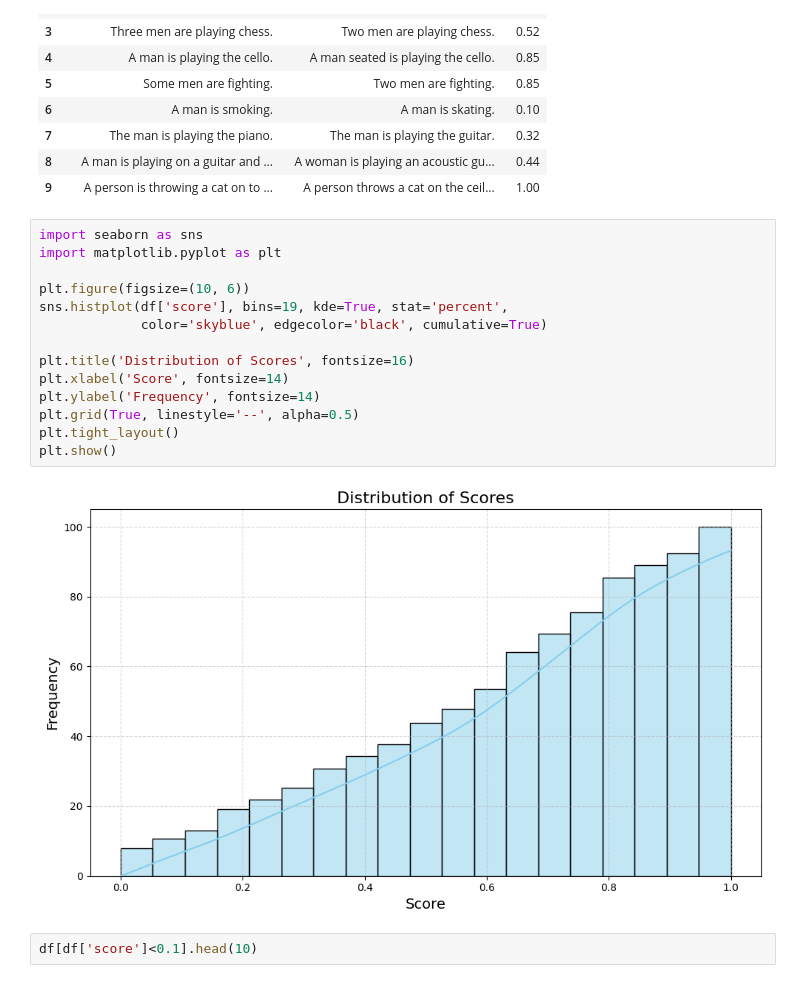
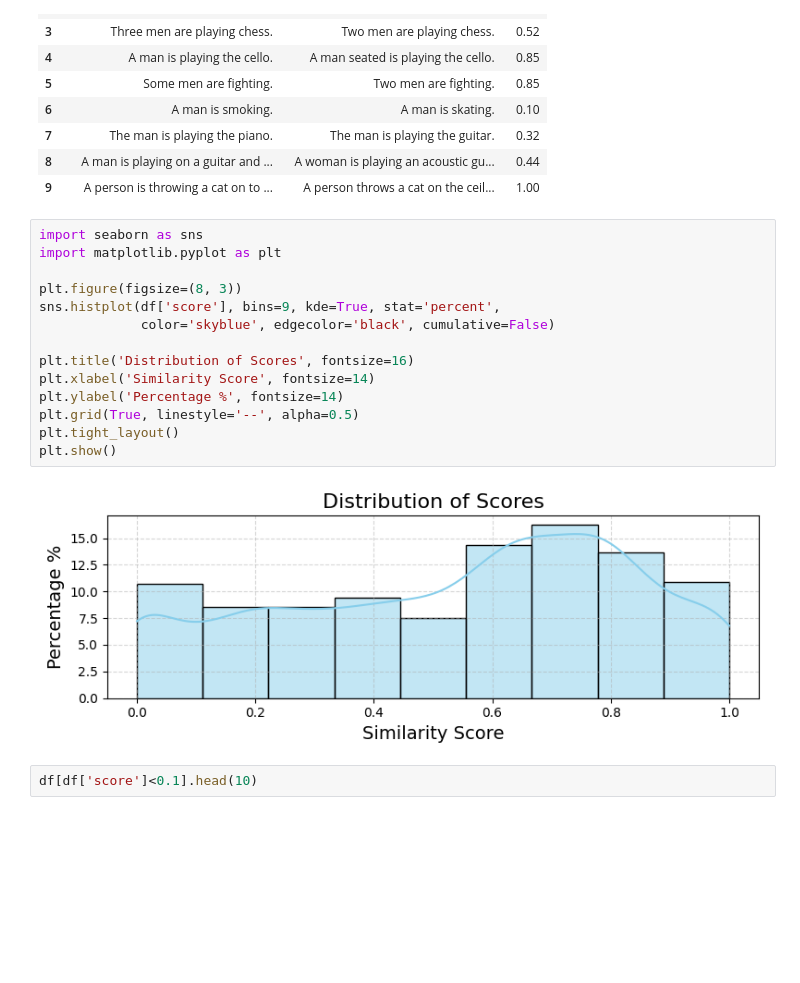
Before and after one commit to ClearDemand/PriceMatching-LLMs, a Jupyter notebook: notebooks/1_PriceMatching_EDA.ipynb, the cells around one changed output. Cells and saved outputs as stored; diff of their text form; blank space fills up the shorter version.

```diff
--- a/notebooks/1_PriceMatching_EDA.ipynb
+++ b/notebooks/1_PriceMatching_EDA.ipynb
@@ -41,19 +41,19 @@ df.head(10)
 # %%
 import seaborn as sns
 import matplotlib.pyplot as plt
 
-plt.figure(figsize=(10, 6))
-sns.histplot(df['score'], bins=19, kde=True, stat='percent',
-             color='skyblue', edgecolor='black', cumulative=True)
+plt.figure(figsize=(8, 3))
+sns.histplot(df['score'], bins=9, kde=True, stat='percent',
+             color='skyblue', edgecolor='black', cumulative=False)
 
 plt.title('Distribution of Scores', fontsize=16)
-plt.xlabel('Score', fontsize=14)
-plt.ylabel('Frequency', fontsize=14)
+plt.xlabel('Similarity Score', fontsize=14)
+plt.ylabel('Percentage %', fontsize=14)
 plt.grid(True, linestyle='--', alpha=0.5)
 plt.tight_layout()
 plt.show()
 # %% [output]
-[figure, old version]
+[figure, new version]
 # %%
 df[df['score']<0.1].head(10)
 # %% [output]
```
Also changed, not shown: 5 other files.
